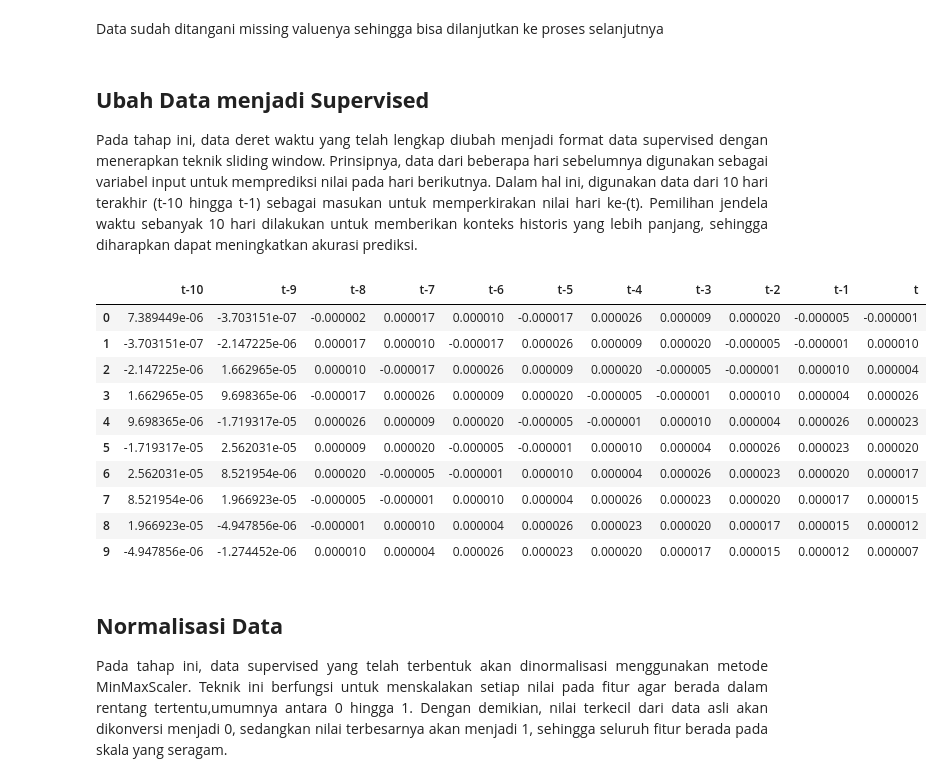
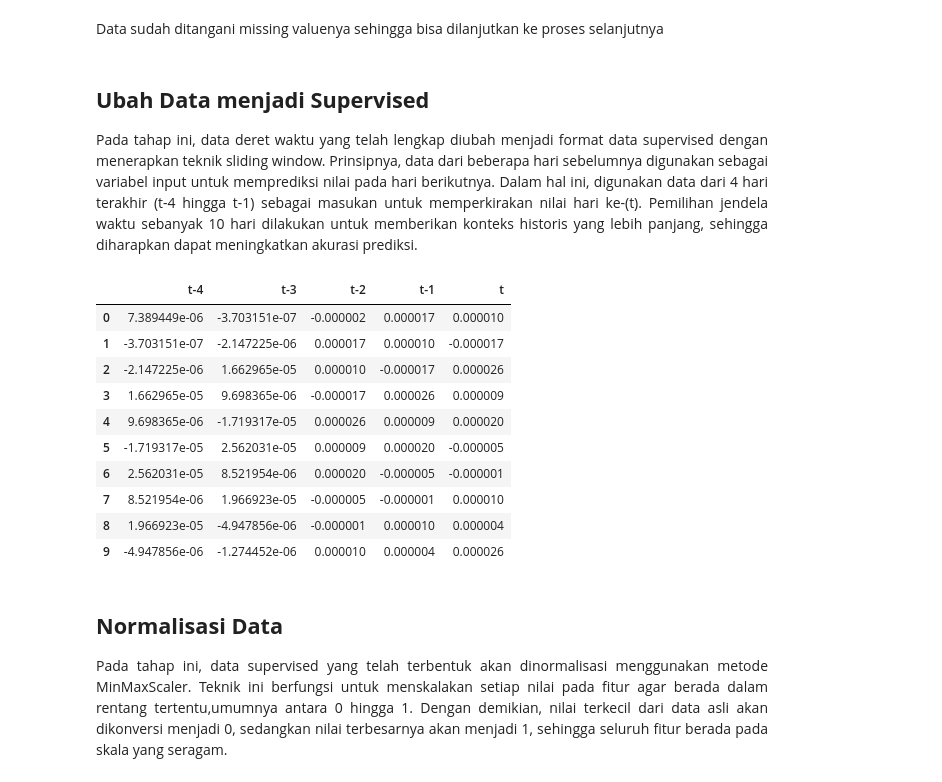
Before and after one commit to ronifirnandaa/PSD, a Jupyter notebook: _sources/Peramalan_waktu.ipynb, the cells around one changed output. Saved outputs shown, nothing was run; the diff lists cells and outputs as text; code cells hidden in the pictures.

```diff
--- a/_sources/Peramalan_waktu.ipynb
+++ b/_sources/Peramalan_waktu.ipynb
@@ -387,38 +383,32 @@ Data sudah ditangani missing valuenya sehingga bisa dilanjutkan ke proses selanj
 ## **Ubah Data menjadi Supervised**
 
 <div align="justify">
-Pada tahap ini, data deret waktu yang telah lengkap diubah menjadi format data supervised dengan menerapkan teknik sliding window. Prinsipnya, data dari beberapa hari sebelumnya digunakan sebagai variabel input untuk memprediksi nilai pada hari berikutnya. Dalam hal ini, digunakan data dari 10 hari terakhir (t-10 hingga t-1) sebagai masukan untuk memperkirakan nilai hari ke-(t). Pemilihan jendela waktu sebanyak 10 hari dilakukan untuk memberikan konteks historis yang lebih panjang, sehingga diharapkan dapat meningkatkan akurasi prediksi.
+Pada tahap ini, data deret waktu yang telah lengkap diubah menjadi format data supervised dengan menerapkan teknik sliding window. Prinsipnya, data dari beberapa hari sebelumnya digunakan sebagai variabel input untuk memprediksi nilai pada hari berikutnya. Dalam hal ini, digunakan data dari 4 hari terakhir (t-4 hingga t-1) sebagai masukan untuk memperkirakan nilai hari ke-(t). Pemilihan jendela waktu sebanyak 10 hari dilakukan untuk memberikan konteks historis yang lebih panjang, sehingga diharapkan dapat meningkatkan akurasi prediksi.
 # %%
 supervised = pd.DataFrame()
 
-# Membuat fitur dari 10 hari sebelumnya (lag 10 sampai lag 1)
-supervised['t-10'] = no2['NO2'].shift(10)
-supervised['t-9'] = no2['NO2'].shift(9)
-supervised['t-8'] = no2['NO2'].shift(8)
-supervised['t-7'] = no2['NO2'].shift(7)
-supervised['t-6'] = no2['NO2'].shift(6)
-supervised['t-5'] = no2['NO2'].shift(5)
+# Membuat fitur dari 4 hari sebelumnya (lag 4 sampai lag 1)
 supervised['t-4'] = no2['NO2'].shift(4)
 supervised['t-3'] = no2['NO2'].shift(3)
 supervised['t-2'] = no2['NO2'].shift(2)
 supervised['t-1'] = no2['NO2'].shift(1)
 
 # Nilai target (hari ke-t)
 supervised['t'] = no2['NO2']
 
 # Hapus baris yang memiliki nilai NaN akibat pergeseran
 supervised = supervised.dropna().reset_index(drop=True)
 
 supervised.head(10)
 # %% [output]
-|  | t-10 | t-9 | t-8 | t-7 | t-6 | t-5 | t-4 | t-3 | t-2 | t-1 | t |
-| 0 | 7.389449e-06 | -3.703151e-07 | -0.000002 | 0.000017 | 0.000010 | -0.000017 | 0.000026 | 0.000009 | 0.000020 | -0.000005 | -0.000001 |
-| 1 | -3.703151e-07 | -2.147225e-06 | 0.000017 | 0.000010 | -0.000017 | 0.000026 | 0.000009 | 0.000020 | -0.000005 | -0.000001 | 0.000010 |
-| 2 | -2.147225e-06 | 1.662965e-05 | 0.000010 | -0.000017 | 0.000026 | 0.000009 | 0.000020 | -0.000005 | -0.000001 | 0.000010 | 0.000004 |
-| 3 | 1.662965e-05 | 9.698365e-06 | -0.000017 | 0.000026 | 0.000009 | 0.000020 | -0.000005 | -0.000001 | 0.000010 | 0.000004 | 0.000026 |
-| 4 | 9.698365e-06 | -1.719317e-05 | 0.000026 | 0.000009 | 0.000020 | -0.000005 | -0.000001 | 0.000010 | 0.000004 | 0.000026 | 0.000023 |
-| 5 | -1.719317e-05 | 2.562031e-05 | 0.000009 | 0.000020 | -0.000005 | -0.000001 | 0.000010 | 0.000004 | 0.000026 | 0.000023 | 0.000020 |
-| 6 | 2.562031e-05 | 8.521954e-06 | 0.000020 | -0.000005 | -0.000001 | 0.000010 | 0.000004 | 0.000026 | 0.000023 | 0.000020 | 0.000017 |
-| 7 | 8.521954e-06 | 1.966923e-05 | -0.000005 | -0.000001 | 0.000010 | 0.000004 | 0.000026 | 0.000023 | 0.000020 | 0.000017 | 0.000015 |
-| 8 | 1.966923e-05 | -4.947856e-06 | -0.000001 | 0.000010 | 0.000004 | 0.000026 | 0.000023 | 0.000020 | 0.000017 | 0.000015 | 0.000012 |
-| 9 | -4.947856e-06 | -1.274452e-06 | 0.000010 | 0.000004 | 0.000026 | 0.000023 | 0.000020 | 0.000017 | 0.000015 | 0.000012 | 0.000007 |
+|  | t-4 | t-3 | t-2 | t-1 | t |
+| 0 | 7.389449e-06 | -3.703151e-07 | -0.000002 | 0.000017 | 0.000010 |
+| 1 | -3.703151e-07 | -2.147225e-06 | 0.000017 | 0.000010 | -0.000017 |
+| 2 | -2.147225e-06 | 1.662965e-05 | 0.000010 | -0.000017 | 0.000026 |
+| 3 | 1.662965e-05 | 9.698365e-06 | -0.000017 | 0.000026 | 0.000009 |
+| 4 | 9.698365e-06 | -1.719317e-05 | 0.000026 | 0.000009 | 0.000020 |
+| 5 | -1.719317e-05 | 2.562031e-05 | 0.000009 | 0.000020 | -0.000005 |
+| 6 | 2.562031e-05 | 8.521954e-06 | 0.000020 | -0.000005 | -0.000001 |
+| 7 | 8.521954e-06 | 1.966923e-05 | -0.000005 | -0.000001 | 0.000010 |
+| 8 | 1.966923e-05 | -4.947856e-06 | -0.000001 | 0.000010 | 0.000004 |
+| 9 | -4.947856e-06 | -1.274452e-06 | 0.000010 | 0.000004 | 0.000026 |
```
Also changed, not shown: parts of 15 cells of this notebook, 4 other files.
